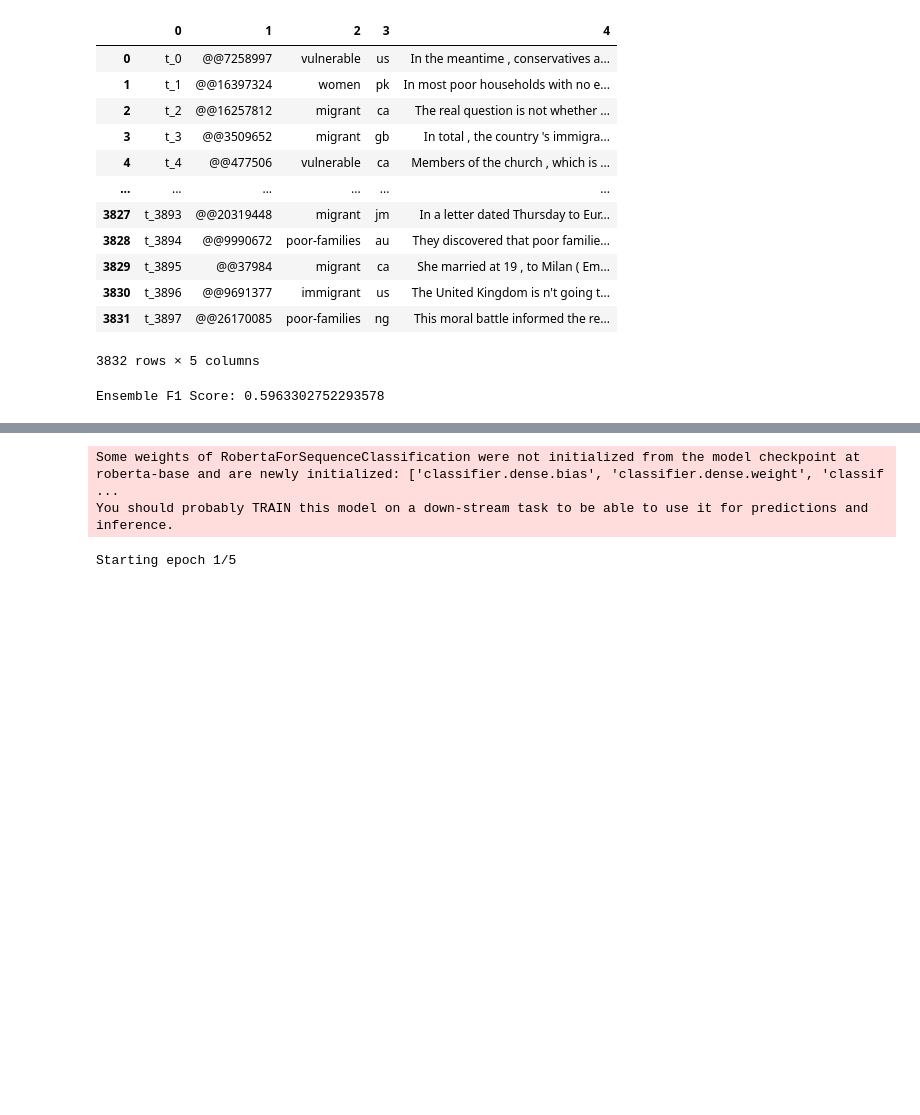
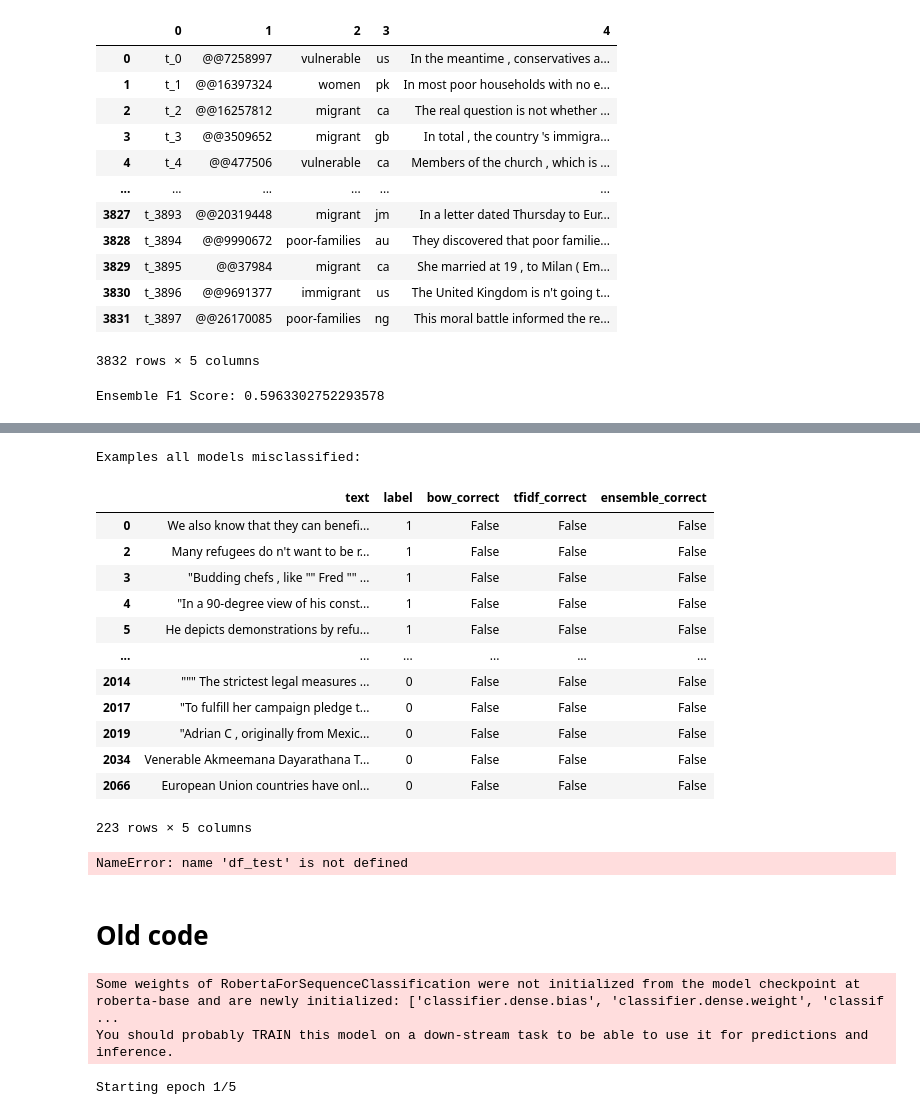
Before and after one commit to BrettConway2/NLP_coursework, a Jupyter notebook: Final_submission.ipynb, the cells around one changed output, grey strips where cells are left out. Saved outputs shown, nothing was run; the diff lists cells and outputs as text; code cells hidden in the pictures; blank space fills up the shorter version.

```diff
--- a/Final_submission.ipynb
+++ b/Final_submission.ipynb
@@ -981,3 +1053,63 @@ with open('test.txt', 'w') as f:
+# %%
+# Similarly, you can find examples that both models got wrong:
+both_wrong = df_test[
+    (df_test["bow_correct"] == False) & (df_test["tfidf_correct"] == False) & (df_test["ensemble_correct"] == False)
+]
+print("\nExamples all models misclassified:")
+both_wrong[["text", "label", "bow_correct", "tfidf_correct", "ensemble_correct"]]
+# %% [output]
+Examples all models misclassified:
+|  | text | label | bow_correct | tfidf_correct | ensemble_correct |
+| 0 | We also know that they can benefi... | 1 | False | False | False |
+| 2 | Many refugees do n't want to be r... | 1 | False | False | False |
+| 3 | "Budding chefs , like "" Fred "" ... | 1 | False | False | False |
+| 4 | "In a 90-degree view of his const... | 1 | False | False | False |
+| 5 | He depicts demonstrations by refu... | 1 | False | False | False |
+| ... | ... | ... | ... | ... | ... |
+| 2014 | """ The strictest legal measures ... | 0 | False | False | False |
+| 2017 | "To fulfill her campaign pledge t... | 0 | False | False | False |
+| 2019 | "Adrian C , originally from Mexic... | 0 | False | False | False |
+| 2034 | Venerable Akmeemana Dayarathana T... | 0 | False | False | False |
+| 2066 | European Union countries have onl... | 0 | False | False | False |
+223 rows × 5 columns
+# %%
+df_test['seq_length'] = df_test['text'].apply(lambda x: len(x.split()))
+
+# Create bins for sequence lengths (adjust the bins as appropriate)
+bins = [0, 50, 100, 150, np.inf]
+bin_labels = ['0-50', '51-100', '101-150', '>150']
+df_test['length_bin'] = pd.cut(df_test['seq_length'], bins=bins, labels=bin_labels, right=False)
+
+# Group by length bin and compute F1 scores for each model
+performance_by_length = df_test.groupby('length_bin').apply(lambda group: pd.Series({
+    'count': group.shape[0],
+    'f1_bow': f1_score(group['label'], group['bow_preds']),
+    'f1_tfidf': f1_score(group['label'], group['tfidf_preds']),
+    'f1_ensemble': f1_score(group['label'], group['ensemble_preds'])
+}))
+
+print(performance_by_length)
+
+x = np.arange(len(performance_by_length))  # positions for each bin
+width = 0.25  # width of each bar
+
+fig = plt.figure(figsize=(10, 6))
+plt.bar(x - width, performance_by_length['f1_bow'], width, label='BoW')
+plt.bar(x, performance_by_length['f1_tfidf'], width, label='TF-IDF')
+plt.bar(x + width, performance_by_length['f1_ensemble'], width, label='RoBERTa-PCL')
+
+plt.xticks(x, performance_by_length.index)
+plt.xlabel('Input Sequence Length')
+plt.ylabel('F1 Score')
+plt.legend()
+plt.tight_layout()
+plt.show()
+
+fig.savefig("seq_len.png")
+# %% [output]
+NameError: name 'df_test' is not defined
+# %% [markdown]
+# Old code
 # %%
 
 task1_model_args = ClassificationArgs(num_train_epochs=1,
```
Also changed, not shown: parts of 8 cells of this notebook.
